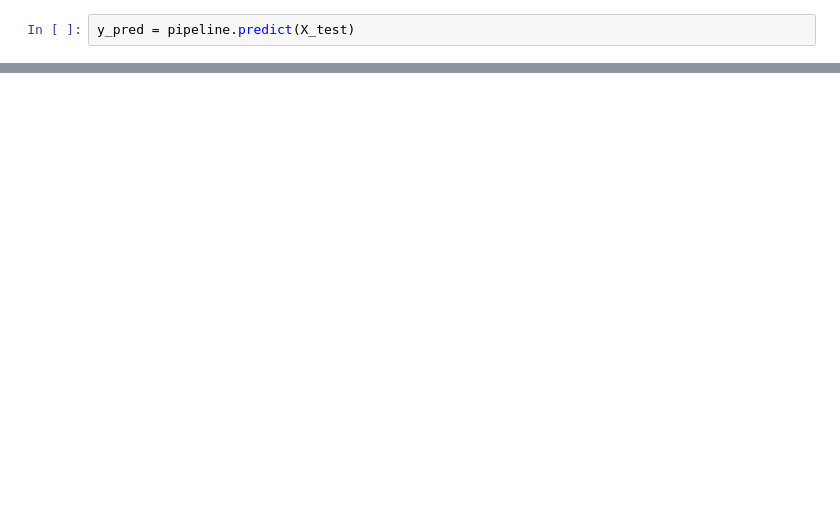
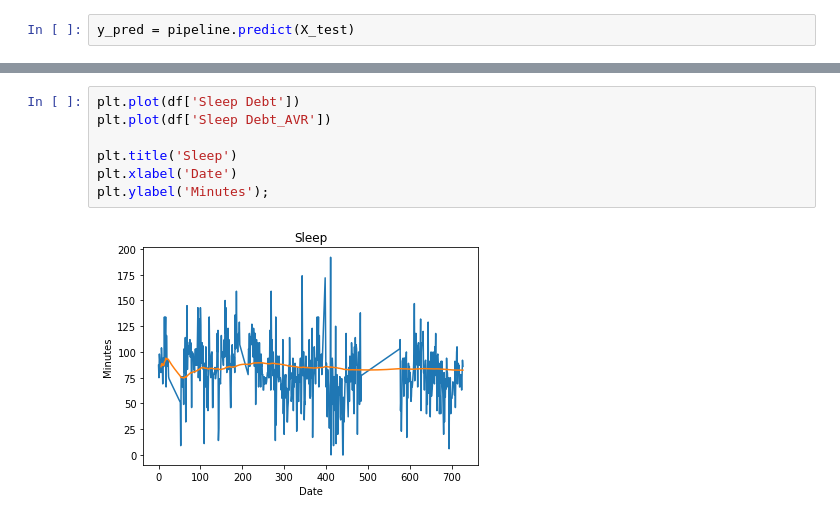
Before and after one commit to filchyboy/Personal_Health_Fitness, a Jupyter notebook: The_Daily.ipynb, the cells around one changed output, grey strips where cells are left out. Saved outputs shown, nothing was run; the diff lists cells and outputs as text; blank space fills up the shorter version.

```diff
--- a/The_Daily.ipynb
+++ b/The_Daily.ipynb
@@ -186,0 +245,9 @@ df['AHR'][538], df['AHR_PASS'][538], test['AHR'][538], X_test['AHR'][538], np.ar
+# %%
+plt.plot(df['Sleep Debt'])
+plt.plot(df['Sleep Debt_AVR'])
+
+plt.title('Sleep')
+plt.xlabel('Date')
+plt.ylabel('Minutes');
+# %% [output]
+[figure, added]
```
Also changed, not shown: parts of 45 cells of this notebook.
